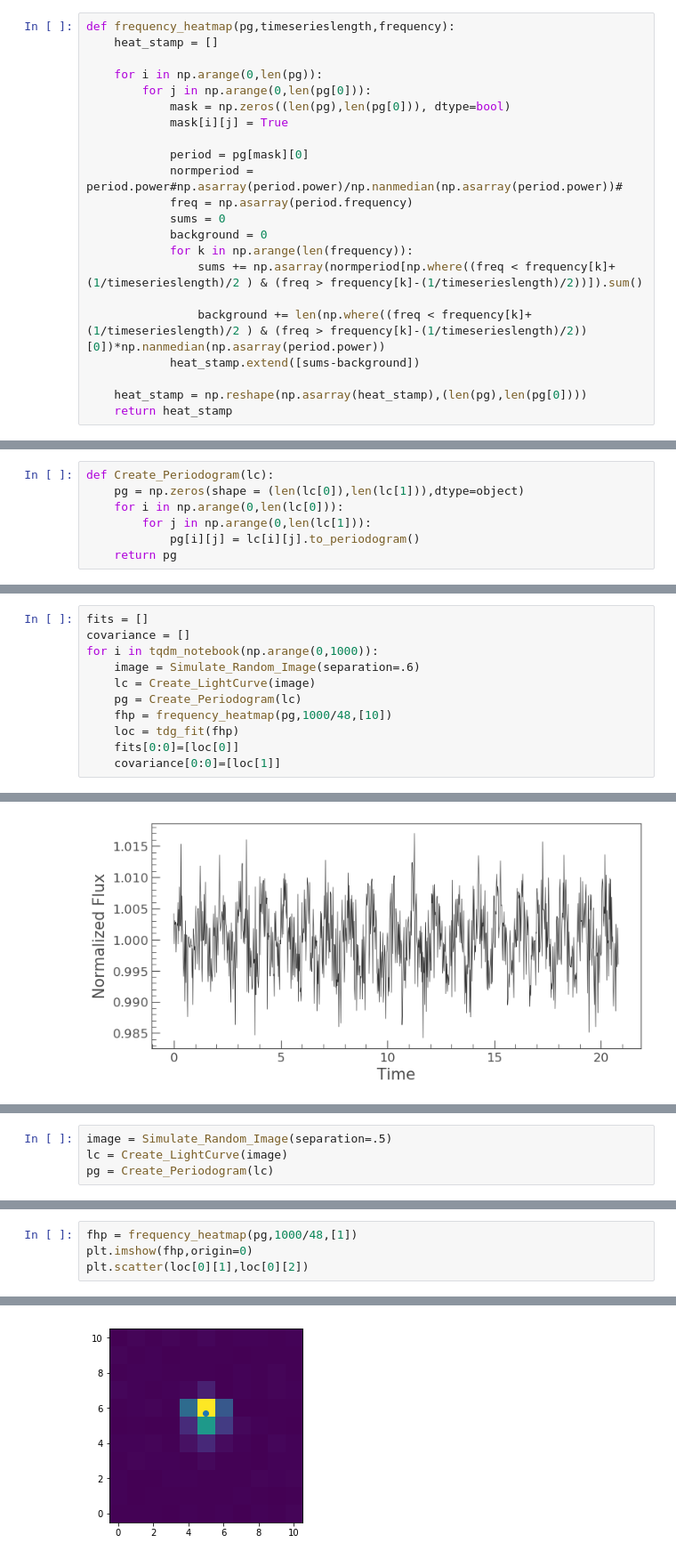
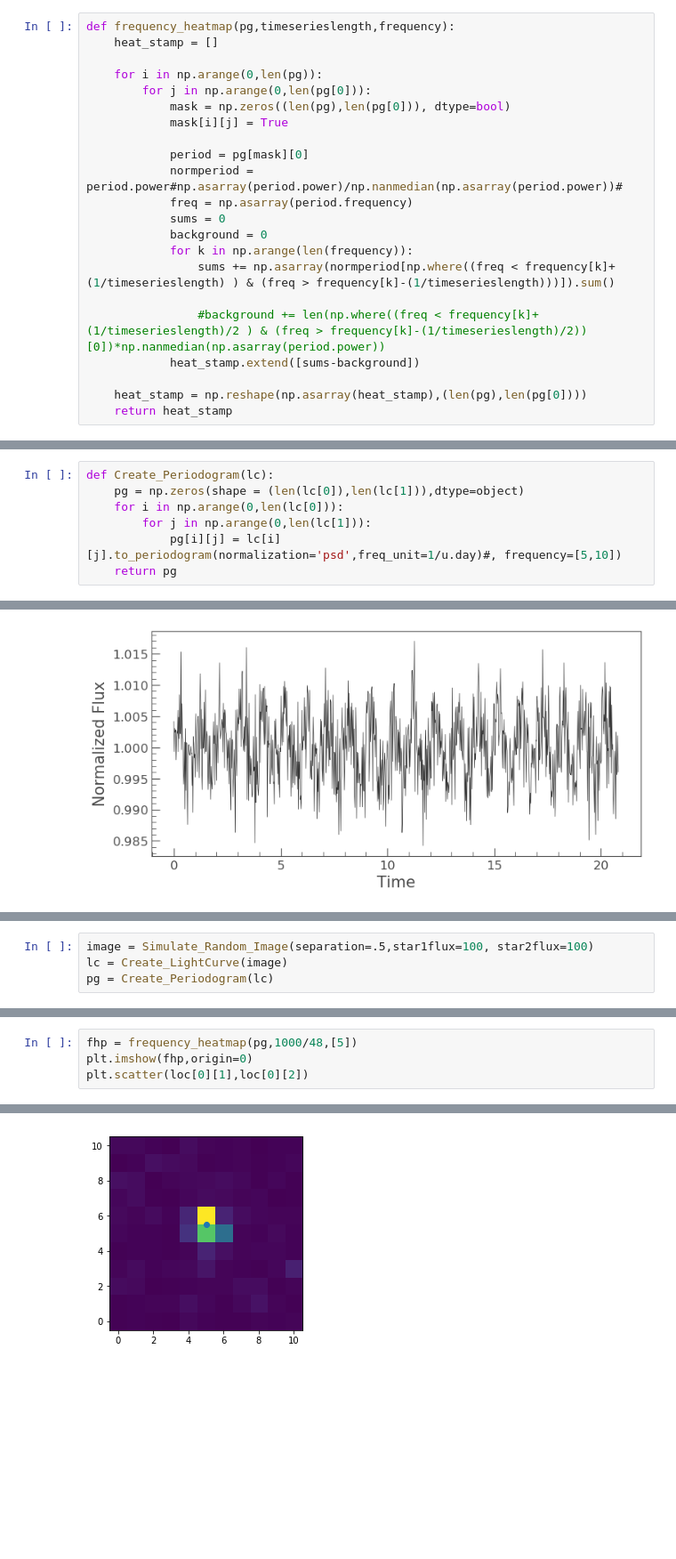
Before and after one commit to Higgins00/AstroResearch, a Jupyter notebook: Simulations.ipynb, the cells around one changed output, grey strips where cells are left out. Shown at 89% size. Saved outputs shown, nothing was run; the diff lists cells and outputs as text; blank space fills up the shorter version.

```diff
--- a/Simulations.ipynb
+++ b/Simulations.ipynb
@@ -166,9 +177,9 @@ def frequency_heatmap(pg,timeserieslength,frequency):
             sums = 0
             background = 0
             for k in np.arange(len(frequency)):
-                sums += np.asarray(normperiod[np.where((freq < frequency[k]+(1/timeserieslength)/2 ) & (freq > frequency[k]-(1/timeserieslength)/2))]).sum()
+                sums += np.asarray(normperiod[np.where((freq < frequency[k]+(1/timeserieslength) ) & (freq > frequency[k]-(1/timeserieslength)))]).sum()
 
-                background += len(np.where((freq < frequency[k]+(1/timeserieslength)/2 ) & (freq > frequency[k]-(1/timeserieslength)/2))[0])*np.nanmedian(np.asarray(period.power))
+                #background += len(np.where((freq < frequency[k]+(1/timeserieslength)/2 ) & (freq > frequency[k]-(1/timeserieslength)/2))[0])*np.nanmedian(np.asarray(period.power))
             heat_stamp.extend([sums-background])
 
     heat_stamp = np.reshape(np.asarray(heat_stamp),(len(pg),len(pg[0])))
@@ -208,6 +219,6 @@ def Create_Periodogram(lc):
     pg = np.zeros(shape = (len(lc[0]),len(lc[1])),dtype=object)
     for i in np.arange(0,len(lc[0])):
         for j in np.arange(0,len(lc[1])):
-            pg[i][j] = lc[i][j].to_periodogram()
+            pg[i][j] = lc[i][j].to_periodogram(normalization='psd',freq_unit=1/u.day)#, frequency=[5,10])
     return pg
 # %%
@@ -237,11 +274,0 @@ KeyboardInterrupt:
-# %%
-fits = []
-covariance = []
-for i in tqdm_notebook(np.arange(0,1000)):
-    image = Simulate_Random_Image(separation=.6)
-    lc = Create_LightCurve(image)
-    pg = Create_Periodogram(lc)
-    fhp = frequency_heatmap(pg,1000/48,[10])
-    loc = tdg_fit(fhp)
-    fits[0:0]=[loc[0]]
-    covariance[0:0]=[loc[1]]
@@ -327,4 +369,4 @@ lc[5][5].plot()
 # %%
-image = Simulate_Random_Image(separation=.5)
+image = Simulate_Random_Image(separation=.5,star1flux=100, star2flux=100)
 lc = Create_LightCurve(image)
 pg = Create_Periodogram(lc)
@@ -331,7 +406,7 @@ pg = Create_Periodogram(lc)
 # %%
-fhp = frequency_heatmap(pg,1000/48,[1])
+fhp = frequency_heatmap(pg,1000/48,[5])
 plt.imshow(fhp,origin=0)
 plt.scatter(loc[0][1],loc[0][2])
 # %% [output]
 <matplotlib.collections.PathCollection at 0x...>
-[figure, old version]
+[figure, new version]
```
Also changed, not shown: parts of 25 cells of this notebook.
